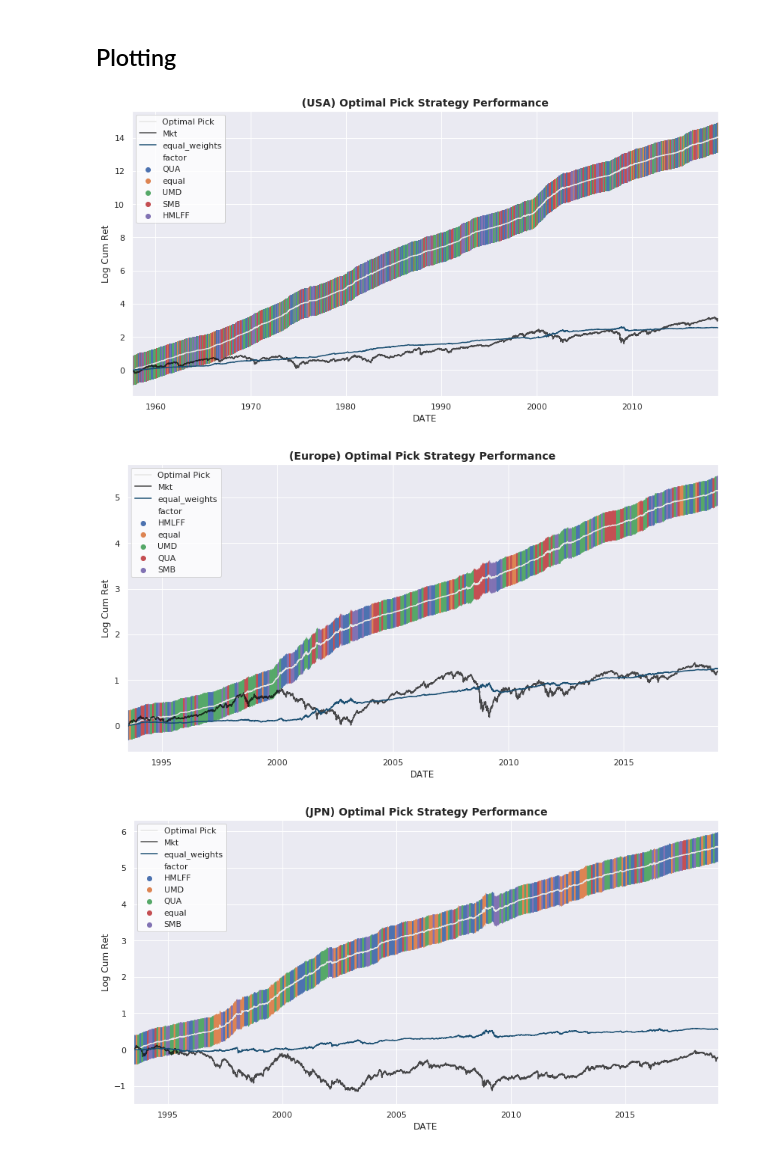
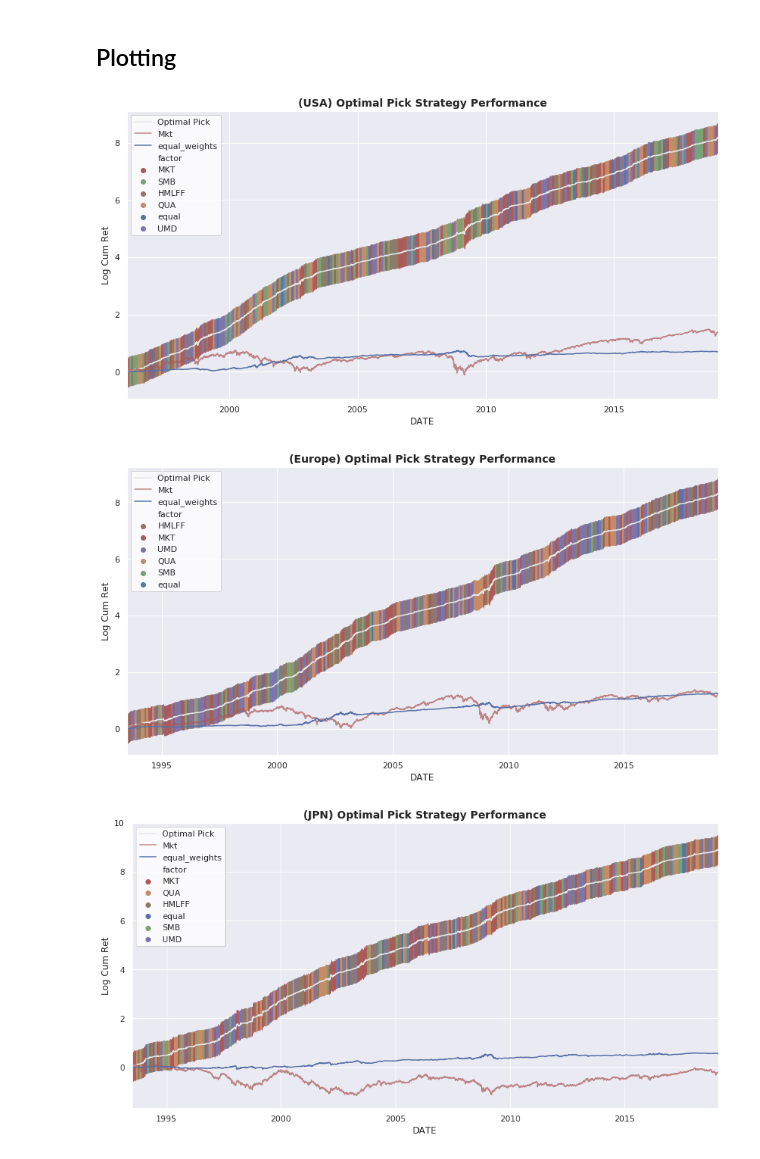
Before and after one commit to amritprasad/MFE_DAM, a Jupyter notebook: Prediction/03_construct_optimal_portfolio.ipynb, the cells around one changed output. Drawn from its saved outputs; the diff is of its cells as text; code cells hidden in the pictures.

Commit message:
🍱 [plots] make color consistent

```diff
--- a/Prediction/03_construct_optimal_portfolio.ipynb
+++ b/Prediction/03_construct_optimal_portfolio.ipynb
@@ -21,7 +21,8 @@ for country in countries:
     # Build PortfolioOptimizer
     aqr = utils.load_aqr_data(country).dropna()
     portfolios = utils.build_portfolio(aqr, main_weights=[0.7],
-                                       prefix_names=['main'])
+                                       prefix_names=['main'],
+                                       include_mkt=True)
     rf = aqr['RF'].dropna()
     mkt = aqr['MKT'].dropna()
     po = utils.PortfolioOptimizer(portfolios=portfolios, riskfree=rf,
@@ -80,15 +81,15 @@ plot_location = os.path.join(os.getcwd(), '..', 'Plots', 'Factor_Portfolio')
 # %%
 fig, ax = plt.subplots(1,1, figsize=(14, 7))
 
 country = 'USA'
-po_dict[country].plot_log_cum_returns(ax)
+po_dict[country].plot_log_cum_returns(ax, start_time='1996-01-01')
 ax.set_title('(%s) Optimal Pick Strategy Performance'% country,
              fontsize=14, fontweight=700)
 
 fig.savefig(os.path.join(plot_location, 'portfolio_optimal_%s.pdf' % country),
             bbox_inches='tight')
 # %% [output]
-[figure, old version]
+[figure, new version]
 # %%
 fig, ax = plt.subplots(1,1, figsize=(14, 7))
 
@@ -100,7 +101,7 @@ ax.set_title('(%s) Optimal Pick Strategy Performance'% country,
 fig.savefig(os.path.join(plot_location, 'portfolio_optimal_%s.pdf' % country),
             bbox_inches='tight')
 # %% [output]
-[figure, old version]
+[figure, new version]
 # %%
 fig, ax = plt.subplots(1,1, figsize=(14, 7))
 
@@ -112,4 +113,4 @@ ax.set_title('(%s) Optimal Pick Strategy Performance'% country,
 fig.savefig(os.path.join(plot_location, 'portfolio_optimal_%s.pdf' % country),
             bbox_inches='tight')
 # %% [output]
-[figure, old version]
+[figure, new version]
```
Also changed, not shown: parts of 1 cell of this notebook, 4 other files.
